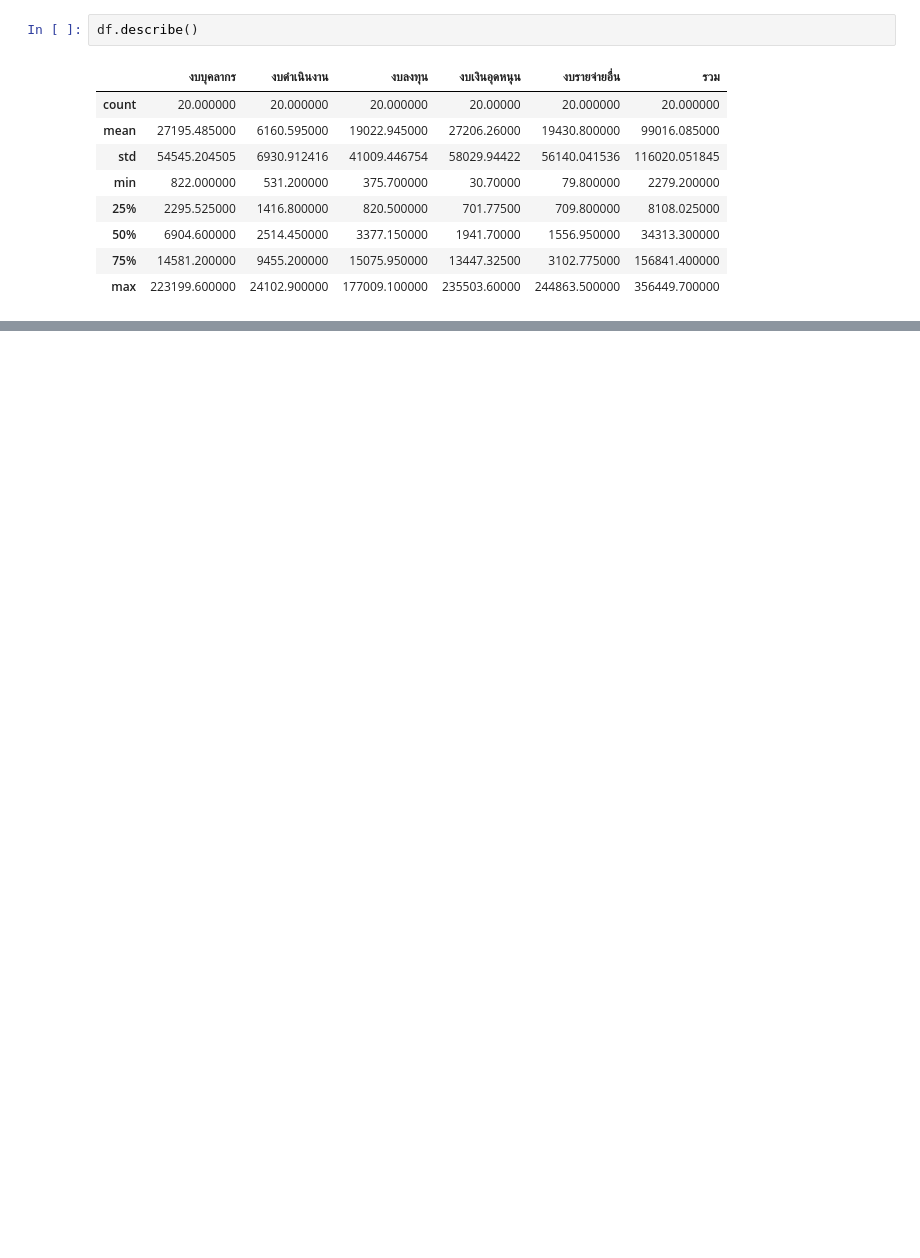
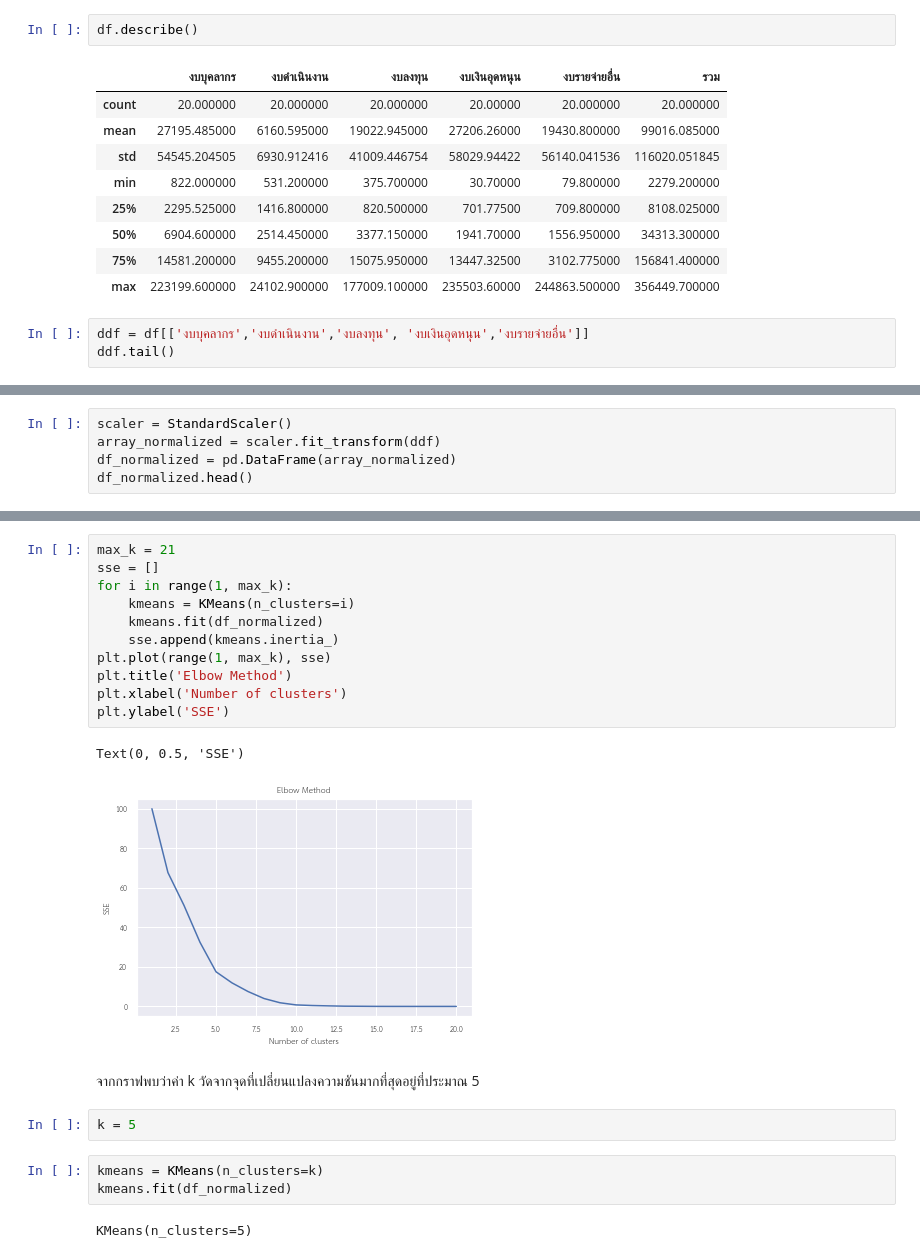
Before and after one commit to tamitamaboom/stat_assignment2, a Jupyter notebook: clustering/kmeans.ipynb, the cells around one changed output, grey strips where cells are left out. Cells and saved outputs as stored; diff of their text form; blank space fills up the shorter version.

Commit message:
kmean finish

```diff
--- a/clustering/kmeans.ipynb
+++ b/clustering/kmeans.ipynb
@@ -97,3 +101,6 @@ df.describe()
 | 50% | 6904.600000 | 2514.450000 | 3377.150000 | 1941.70000 | 1556.950000 | 34313.300000 |
 | 75% | 14581.200000 | 9455.200000 | 15075.950000 | 13447.32500 | 3102.775000 | 156841.400000 |
 | max | 223199.600000 | 24102.900000 | 177009.100000 | 235503.60000 | 244863.500000 | 356449.700000 |
+# %%
+ddf = df[['งบบุคลากร','งบดําเนินงาน','งบลงทุน', 'งบเงินอุดหนุน','งบรายจ่ายอื่น']]
+ddf.tail()
@@ -99,0 +116,5 @@ df.describe()
+# %%
+scaler = StandardScaler()
+array_normalized = scaler.fit_transform(ddf)
+df_normalized = pd.DataFrame(array_normalized)
+df_normalized.head()
@@ -99,0 +140,23 @@ df.describe()
+# %%
+max_k = 21
+sse = []
+for i in range(1, max_k):
+    kmeans = KMeans(n_clusters=i)
+    kmeans.fit(df_normalized)
+    sse.append(kmeans.inertia_)
+plt.plot(range(1, max_k), sse)
+plt.title('Elbow Method')
+plt.xlabel('Number of clusters')
+plt.ylabel('SSE')
+# %% [output]
+Text(0, 0.5, 'SSE')
+[figure, added]
+# %% [markdown]
+จากกราฟพบว่าค่า k วัดจากจุดที่เปลี่ยนแปลงความชันมากที่สุดอยู่ที่ประมาณ 5
+# %%
+k = 5
+# %%
+kmeans = KMeans(n_clusters=k)
+kmeans.fit(df_normalized)
+# %% [output]
+KMeans(n_clusters=5)
```
Also changed, not shown: parts of 30 cells of this notebook, 2 other files.
